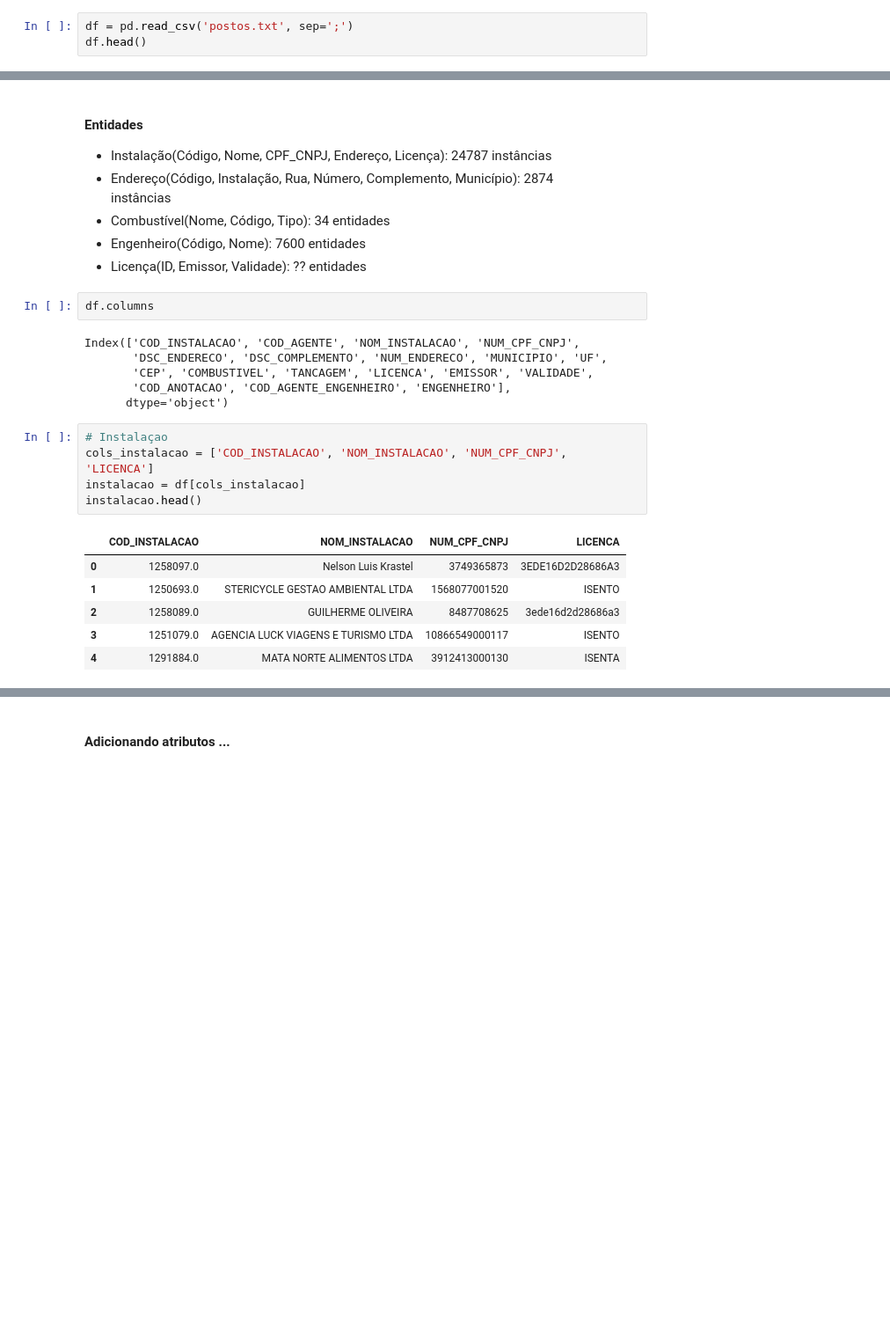
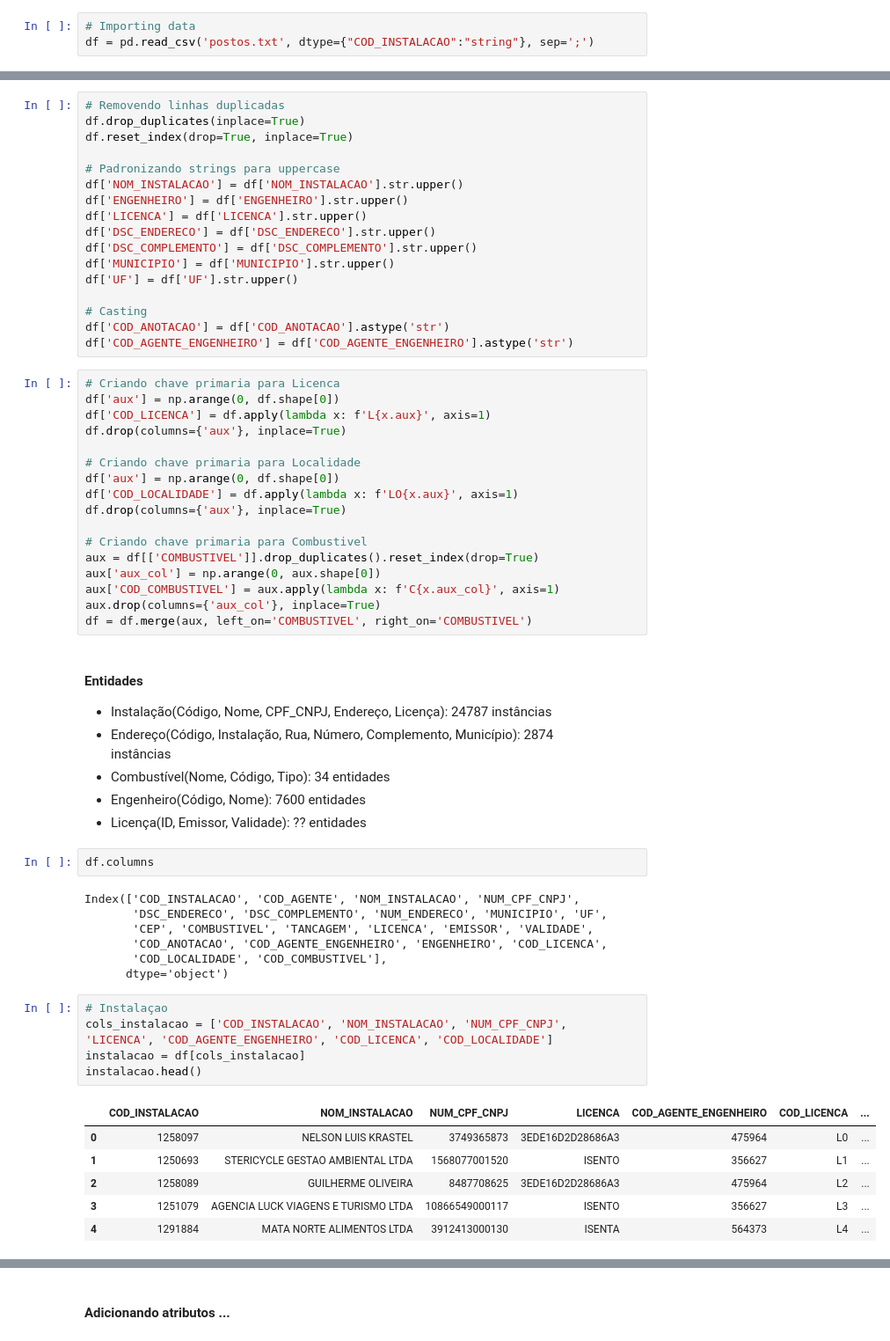
Before and after one commit to pedro-rausch/pontos_abastecimento_anp, a Jupyter notebook: TP2_IBD.ipynb, the cells around one changed output, grey strips where cells are left out. Shown at 88% size. Cells and saved outputs as stored; diff of their text form; blank space fills up the shorter version.

Commit message:
att data prep

```diff
--- a/TP2_IBD.ipynb
+++ b/TP2_IBD.ipynb
@@ -6,3 +8,3 @@ import numpy as np
 # %%
-df = pd.read_csv('postos.txt', sep=';')
-df.head()
+# Importing data
+df = pd.read_csv('postos.txt', dtype={"COD_INSTALACAO":"string"}, sep=';')
@@ -16,3 +11,37 @@ df.head()
+# %%
+# Removendo linhas duplicadas
+df.drop_duplicates(inplace=True)
+df.reset_index(drop=True, inplace=True)
+
+# Padronizando strings para uppercase
+df['NOM_INSTALACAO'] = df['NOM_INSTALACAO'].str.upper()
+df['ENGENHEIRO'] = df['ENGENHEIRO'].str.upper()
+df['LICENCA'] = df['LICENCA'].str.upper()
+df['DSC_ENDERECO'] = df['DSC_ENDERECO'].str.upper()
+df['DSC_COMPLEMENTO'] = df['DSC_COMPLEMENTO'].str.upper()
+df['MUNICIPIO'] = df['MUNICIPIO'].str.upper()
+df['UF'] = df['UF'].str.upper()
+
+# Casting
+df['COD_ANOTACAO'] = df['COD_ANOTACAO'].astype('str')
+df['COD_AGENTE_ENGENHEIRO'] = df['COD_AGENTE_ENGENHEIRO'].astype('str')
+# %%
+# Criando chave primaria para Licenca
+df['aux'] = np.arange(0, df.shape[0])
+df['COD_LICENCA'] = df.apply(lambda x: f'L{x.aux}', axis=1)
+df.drop(columns={'aux'}, inplace=True)
+
+# Criando chave primaria para Localidade
+df['aux'] = np.arange(0, df.shape[0])
+df['COD_LOCALIDADE'] = df.apply(lambda x: f'LO{x.aux}', axis=1)
+df.drop(columns={'aux'}, inplace=True)
+
+# Criando chave primaria para Combustivel
+aux = df[['COMBUSTIVEL']].drop_duplicates().reset_index(drop=True)
+aux['aux_col'] = np.arange(0, aux.shape[0])
+aux['COD_COMBUSTIVEL'] = aux.apply(lambda x: f'C{x.aux_col}', axis=1)
+aux.drop(columns={'aux_col'}, inplace=True)
+df = df.merge(aux, left_on='COMBUSTIVEL', right_on='COMBUSTIVEL')
 # %% [markdown]
 #### Entidades
 - Instalação(Código, Nome, CPF_CNPJ, Endereço, Licença): 24787 instâncias
@@ -27,17 +56,18 @@ df.columns
 Index(['COD_INSTALACAO', 'COD_AGENTE', 'NOM_INSTALACAO', 'NUM_CPF_CNPJ',
        'DSC_ENDERECO', 'DSC_COMPLEMENTO', 'NUM_ENDERECO', 'MUNICIPIO', 'UF',
        'CEP', 'COMBUSTIVEL', 'TANCAGEM', 'LICENCA', 'EMISSOR', 'VALIDADE',
-       'COD_ANOTACAO', 'COD_AGENTE_ENGENHEIRO', 'ENGENHEIRO'],
+       'COD_ANOTACAO', 'COD_AGENTE_ENGENHEIRO', 'ENGENHEIRO', 'COD_LICENCA',
+       'COD_LOCALIDADE', 'COD_COMBUSTIVEL'],
       dtype='object')
 # %%
 # Instalaçao
-cols_instalacao = ['COD_INSTALACAO', 'NOM_INSTALACAO', 'NUM_CPF_CNPJ', 'LICENCA']
+cols_instalacao = ['COD_INSTALACAO', 'NOM_INSTALACAO', 'NUM_CPF_CNPJ', 'LICENCA', 'COD_AGENTE_ENGENHEIRO', 'COD_LICENCA', 'COD_LOCALIDADE']
 instalacao = df[cols_instalacao]
 instalacao.head()
 # %% [output]
-|  | COD_INSTALACAO | NOM_INSTALACAO | NUM_CPF_CNPJ | LICENCA |
-| 0 | 1258097.0 | Nelson Luis Krastel | 3749365873 | 3EDE16D2D28686A3 |
-| 1 | 1250693.0 | STERICYCLE GESTAO AMBIENTAL LTDA | 1568077001520 | ISENTO |
-| 2 | 1258089.0 | GUILHERME OLIVEIRA | 8487708625 | 3ede16d2d28686a3 |
-| 3 | 1251079.0 | AGENCIA LUCK VIAGENS E TURISMO LTDA | 10866549000117 | ISENTO |
-| 4 | 1291884.0 | MATA NORTE ALIMENTOS LTDA | 3912413000130 | ISENTA |
+|  | COD_INSTALACAO | NOM_INSTALACAO | NUM_CPF_CNPJ | LICENCA | COD_AGENTE_ENGENHEIRO | COD_LICENCA | ... |
+| 0 | 1258097 | NELSON LUIS KRASTEL | 3749365873 | 3EDE16D2D28686A3 | 475964 | L0 | ... |
+| 1 | 1250693 | STERICYCLE GESTAO AMBIENTAL LTDA | 1568077001520 | ISENTO | 356627 | L1 | ... |
+| 2 | 1258089 | GUILHERME OLIVEIRA | 8487708625 | 3EDE16D2D28686A3 | 475964 | L2 | ... |
+| 3 | 1251079 | AGENCIA LUCK VIAGENS E TURISMO LTDA | 10866549000117 | ISENTO | 356627 | L3 | ... |
+| 4 | 1291884 | MATA NORTE ALIMENTOS LTDA | 3912413000130 | ISENTA | 564373 | L4 | ... |
```
Also changed, not shown: parts of 15 cells of this notebook.
